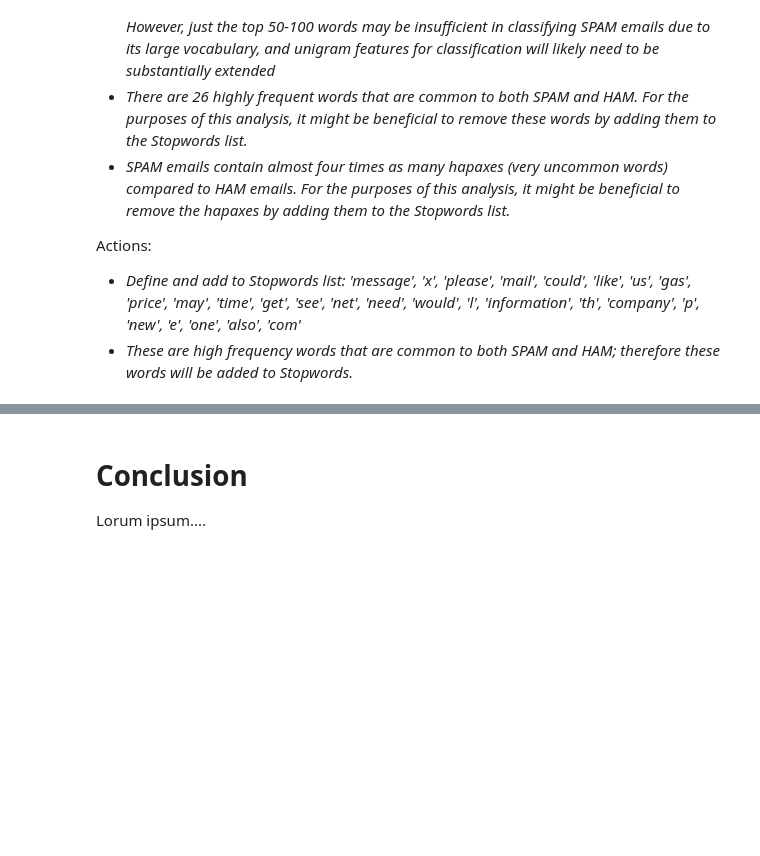
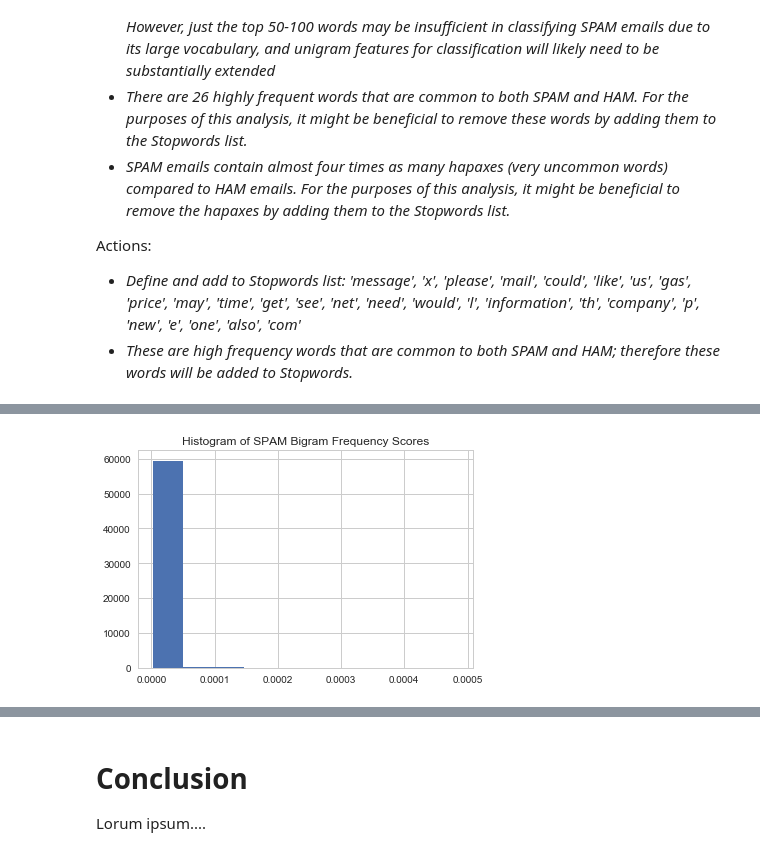
Before and after one commit to tbahng/ist664-NLP-and-Classification, a Jupyter notebook: thomas_bahng_final.ipynb, the cells around one changed output, grey strips where cells are left out. Drawn from its saved outputs; the diff is of its cells as text; code cells hidden in the pictures; blank space fills up the shorter version.

```diff
--- a/thomas_bahng_final.ipynb
+++ b/thomas_bahng_final.ipynb
@@ -408,0 +459,7 @@ Wall time: 40 s
+# %%
+a = [s[1] for s in bigramSpamFreq]
+plt.hist(a)
+plt.title("Histogram of SPAM Bigram Frequency Scores")
+plt.show()
+# %% [output]
+[figure, added]
```
Also changed, not shown: parts of 72 cells of this notebook.
